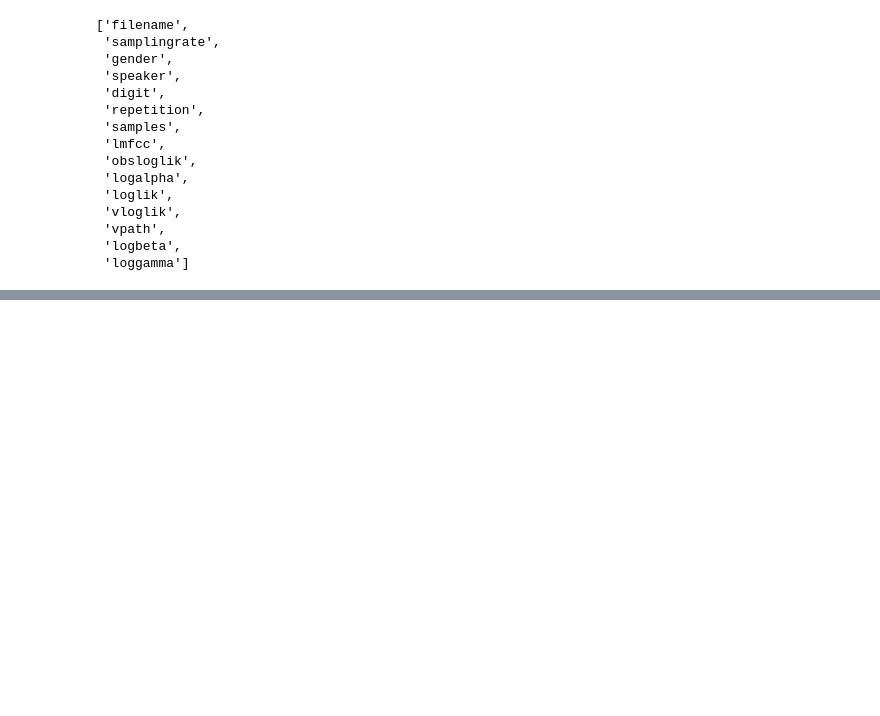
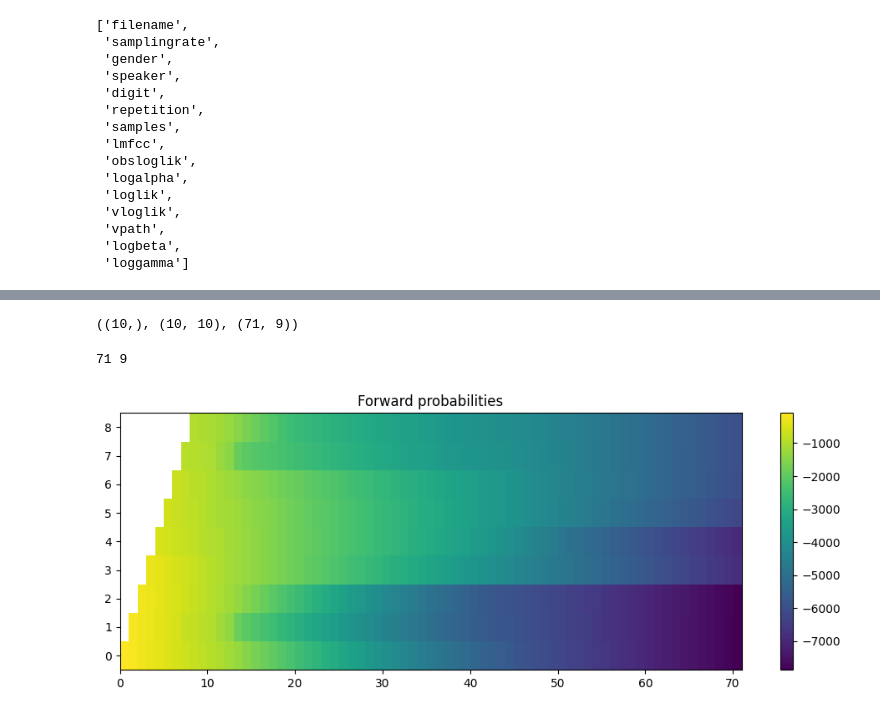
Before and after one commit to celdot/Speech_Speaker_Recognition, a Jupyter notebook: Assignements/lab2/lab2.ipynb, the cells around one changed output, grey strips where cells are left out. Saved outputs shown, nothing was run; the diff lists cells and outputs as text; code cells hidden in the pictures; blank space fills up the shorter version.

```diff
--- a/Assignements/lab2/lab2.ipynb
+++ b/Assignements/lab2/lab2.ipynb
@@ -50,0 +60,37 @@ Text(0.5, 1.0, 'HMM log-likelihood of each observation given the state')
+# %%
+def forward(log_emlik, log_startprob, log_transmat):
+    """Forward (alpha) probabilities in log domain.
+
+    Args:
+        log_emlik: NxM array of emission log likelihoods, N frames, M states
+        log_startprob: log probability to start in state i
+        log_transmat: log transition probability from state i to j
+
+    Output:
+        forward_prob: NxM array of forward log probabilities for each of the M states in the model
+    """
+    N, M = log_emlik.shape
+    log_alpha = np.zeros((N, M))
+    print(N, M)
+    log_alpha[0] = log_startprob + log_emlik[0]
+    for n in range(1, N):
+        for j in range(M):
+            log_alpha[n, j] = log_emlik[n, j] + logsumexp(log_alpha[n-1] + log_transmat[:, j])
+    return log_alpha
+# %%
+wordHMMs['o']['startprob'].shape, wordHMMs['o']['transmat'].shape, obsloglik.shape
+# %% [output]
+((10,), (10, 10), (71, 9))
+# %%
+log_alpha = forward(obsloglik, np.log(wordHMMs['o']['startprob'])[:-1], np.log(wordHMMs['o']['transmat'][:-1, :-1]))
+
+plt.figure(figsize=(12, 4))
+plt.pcolormesh(log_alpha.T)
+plt.colorbar()
+plt.yticks(np.arange(9) + 0.5, np.arange(9))
+plt.title("Forward probabilities")
+
+assert np.allclose(log_alpha, example['logalpha'])
+# %% [output]
+71 9
+[figure, added]
```
Also changed, not shown: parts of 10 cells of this notebook, 2 other files.
